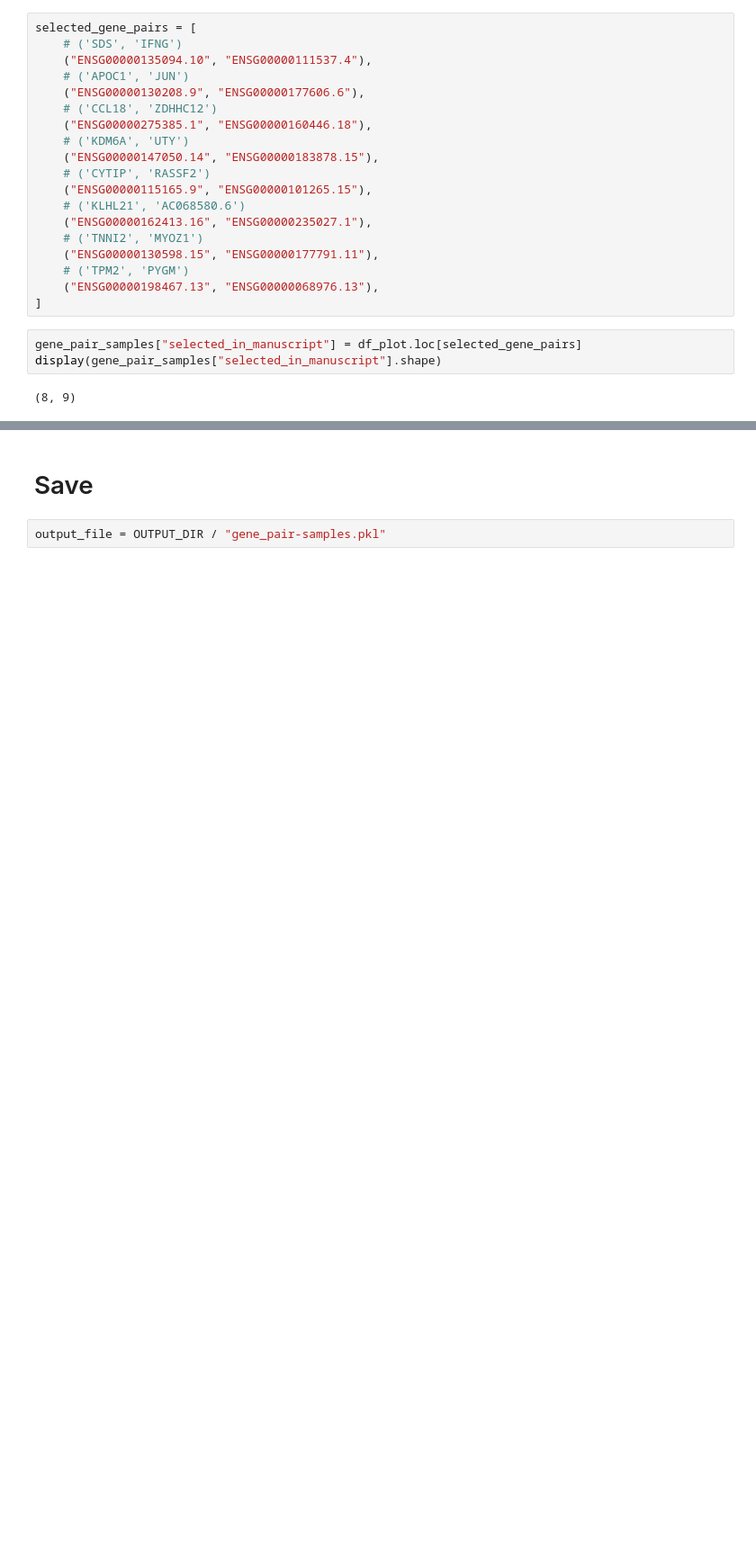
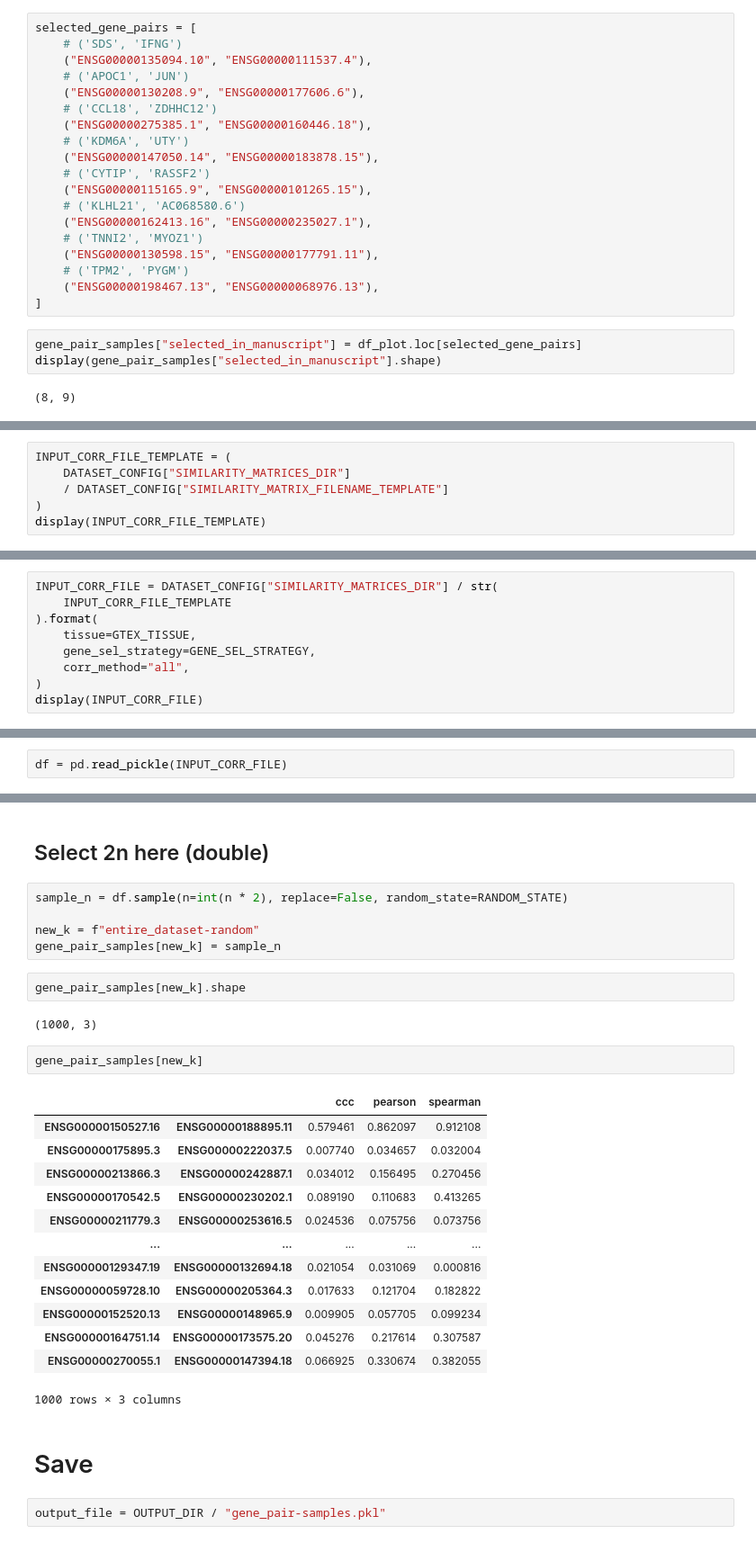
Before and after one commit to greenelab/ccc, a Jupyter notebook: nbs/25_pvalue/10-sample_gene_pair_categories.ipynb, the cells around one changed output, grey strips where cells are left out. Shown at 90% size. Cells and saved outputs as stored; diff of their text form; blank space fills up the shorter version.

```diff
--- a/nbs/25_pvalue/10-sample_gene_pair_categories.ipynb
+++ b/nbs/25_pvalue/10-sample_gene_pair_categories.ipynb
@@ -243,0 +321,6 @@ gene_pair_samples["selected_in_manuscript"]
+# %%
+INPUT_CORR_FILE_TEMPLATE = (
+    DATASET_CONFIG["SIMILARITY_MATRICES_DIR"]
+    / DATASET_CONFIG["SIMILARITY_MATRIX_FILENAME_TEMPLATE"]
+)
+display(INPUT_CORR_FILE_TEMPLATE)
@@ -243,0 +329,9 @@ gene_pair_samples["selected_in_manuscript"]
+# %%
+INPUT_CORR_FILE = DATASET_CONFIG["SIMILARITY_MATRICES_DIR"] / str(
+    INPUT_CORR_FILE_TEMPLATE
+).format(
+    tissue=GTEX_TISSUE,
+    gene_sel_strategy=GENE_SEL_STRATEGY,
+    corr_method="all",
+)
+display(INPUT_CORR_FILE)
@@ -243,0 +340,2 @@ gene_pair_samples["selected_in_manuscript"]
+# %%
+df = pd.read_pickle(INPUT_CORR_FILE)
@@ -244,3 +355,30 @@ gene_pair_samples["selected_in_manuscript"]
+# %% [markdown]
+## Select 2n here (double)
+# %%
+sample_n = df.sample(n=int(n * 2), replace=False, random_state=RANDOM_STATE)
+
+new_k = f"entire_dataset-random"
+gene_pair_samples[new_k] = sample_n
+# %%
+gene_pair_samples[new_k].shape
+# %% [output]
+(1000, 3)
+# %%
+gene_pair_samples[new_k]
+# %% [output]
+|  |  | ccc | pearson | spearman |
+| ENSG00000150527.16 | ENSG00000188895.11 | 0.579461 | 0.862097 | 0.912108 |
+| ENSG00000175895.3 | ENSG00000222037.5 | 0.007740 | 0.034657 | 0.032004 |
+| ENSG00000213866.3 | ENSG00000242887.1 | 0.034012 | 0.156495 | 0.270456 |
+| ENSG00000170542.5 | ENSG00000230202.1 | 0.089190 | 0.110683 | 0.413265 |
+| ENSG00000211779.3 | ENSG00000253616.5 | 0.024536 | 0.075756 | 0.073756 |
+| ... | ... | ... | ... | ... |
+| ENSG00000129347.19 | ENSG00000132694.18 | 0.021054 | 0.031069 | 0.000816 |
+| ENSG00000059728.10 | ENSG00000205364.3 | 0.017633 | 0.121704 | 0.182822 |
+| ENSG00000152520.13 | ENSG00000148965.9 | 0.009905 | 0.057705 | 0.099234 |
+| ENSG00000164751.14 | ENSG00000173575.20 | 0.045276 | 0.217614 | 0.307587 |
+| ENSG00000270055.1 | ENSG00000147394.18 | 0.066925 | 0.330674 | 0.382055 |
+1000 rows × 3 columns
 # %% [markdown]
 # Save
 # %%
```
Also changed, not shown: parts of 12 cells of this notebook, 1 other file.
